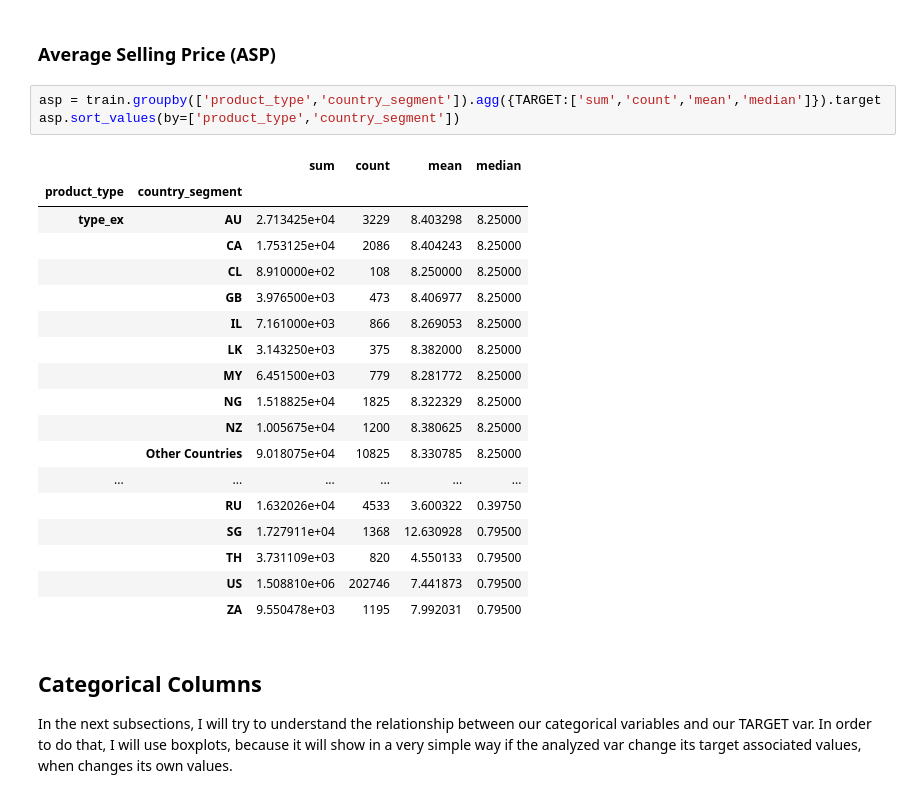
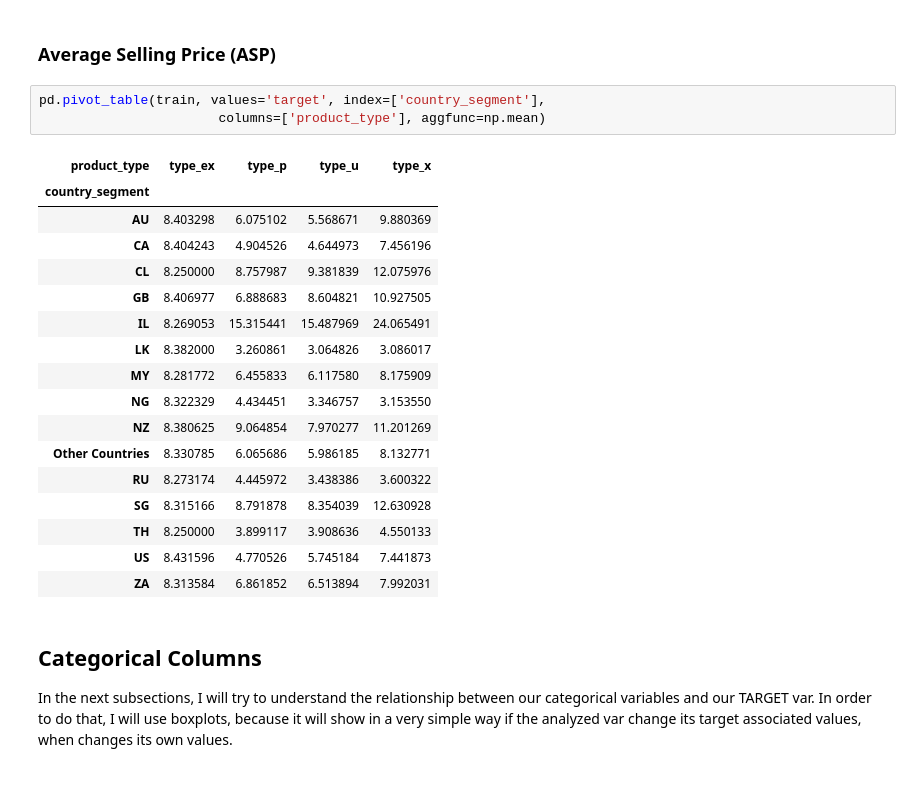
Before and after one commit to navicor90/challenges, a Jupyter notebook: cmp/Exercise 2.ipynb, the cells around one changed output. Cells and saved outputs as stored; diff of their text form.

```diff
--- a/cmp/Exercise 2.ipynb
+++ b/cmp/Exercise 2.ipynb
@@ -179,28 +179,27 @@ ax = sns.boxplot(x=TARGET,
 [figure]
 # %% [markdown]
 ### Average Selling Price (ASP)
-# %%
-asp = train.groupby(['product_type','country_segment']).agg({TARGET:['sum','count','mean','median']}).target
-asp.sort_values(by=['product_type','country_segment'])
-# %% [output]
-|  |  | sum | count | mean | median |
-| product_type | country_segment |  |  |  |  |
-| type_ex | AU | 2.713425e+04 | 3229 | 8.403298 | 8.25000 |
-|  | CA | 1.753125e+04 | 2086 | 8.404243 | 8.25000 |
-|  | CL | 8.910000e+02 | 108 | 8.250000 | 8.25000 |
-|  | GB | 3.976500e+03 | 473 | 8.406977 | 8.25000 |
-|  | IL | 7.161000e+03 | 866 | 8.269053 | 8.25000 |
-|  | LK | 3.143250e+03 | 375 | 8.382000 | 8.25000 |
-|  | MY | 6.451500e+03 | 779 | 8.281772 | 8.25000 |
-|  | NG | 1.518825e+04 | 1825 | 8.322329 | 8.25000 |
-|  | NZ | 1.005675e+04 | 1200 | 8.380625 | 8.25000 |
-|  | Other Countries | 9.018075e+04 | 10825 | 8.330785 | 8.25000 |
-| ... | ... | ... | ... | ... | ... |
-|  | RU | 1.632026e+04 | 4533 | 3.600322 | 0.39750 |
-|  | SG | 1.727911e+04 | 1368 | 12.630928 | 0.79500 |
-|  | TH | 3.731109e+03 | 820 | 4.550133 | 0.79500 |
-|  | US | 1.508810e+06 | 202746 | 7.441873 | 0.79500 |
-|  | ZA | 9.550478e+03 | 1195 | 7.992031 | 0.79500 |
+# %%
+pd.pivot_table(train, values='target', index=['country_segment'],
+                       columns=['product_type'], aggfunc=np.mean)
+# %% [output]
+| product_type | type_ex | type_p | type_u | type_x |
+| country_segment |  |  |  |  |
+| AU | 8.403298 | 6.075102 | 5.568671 | 9.880369 |
+| CA | 8.404243 | 4.904526 | 4.644973 | 7.456196 |
+| CL | 8.250000 | 8.757987 | 9.381839 | 12.075976 |
+| GB | 8.406977 | 6.888683 | 8.604821 | 10.927505 |
+| IL | 8.269053 | 15.315441 | 15.487969 | 24.065491 |
+| LK | 8.382000 | 3.260861 | 3.064826 | 3.086017 |
+| MY | 8.281772 | 6.455833 | 6.117580 | 8.175909 |
+| NG | 8.322329 | 4.434451 | 3.346757 | 3.153550 |
+| NZ | 8.380625 | 9.064854 | 7.970277 | 11.201269 |
+| Other Countries | 8.330785 | 6.065686 | 5.986185 | 8.132771 |
+| RU | 8.273174 | 4.445972 | 3.438386 | 3.600322 |
+| SG | 8.315166 | 8.791878 | 8.354039 | 12.630928 |
+| TH | 8.250000 | 3.899117 | 3.908636 | 4.550133 |
+| US | 8.431596 | 4.770526 | 5.745184 | 7.441873 |
+| ZA | 8.313584 | 6.861852 | 6.513894 | 7.992031 |
 # %% [markdown]
 ## Categorical Columns
 In the next subsections, I will try to understand the relationship between our categorical variables and our TARGET var. In order to do that, I will use boxplots, because it will show in a very simple way if the analyzed var change its target associated values, when changes its own values.
```
Also changed, not shown: parts of 26 cells of this notebook, 1 other file.
